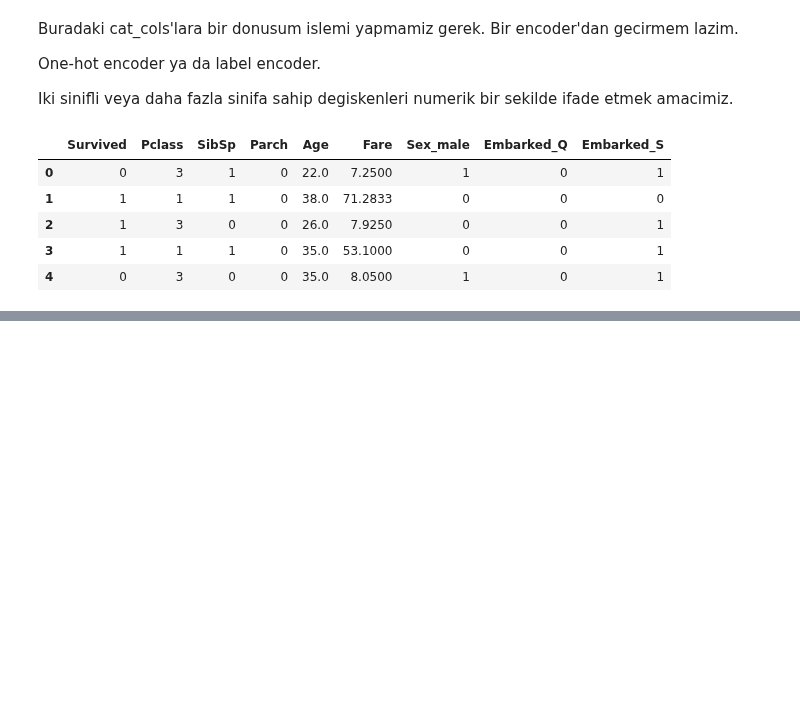
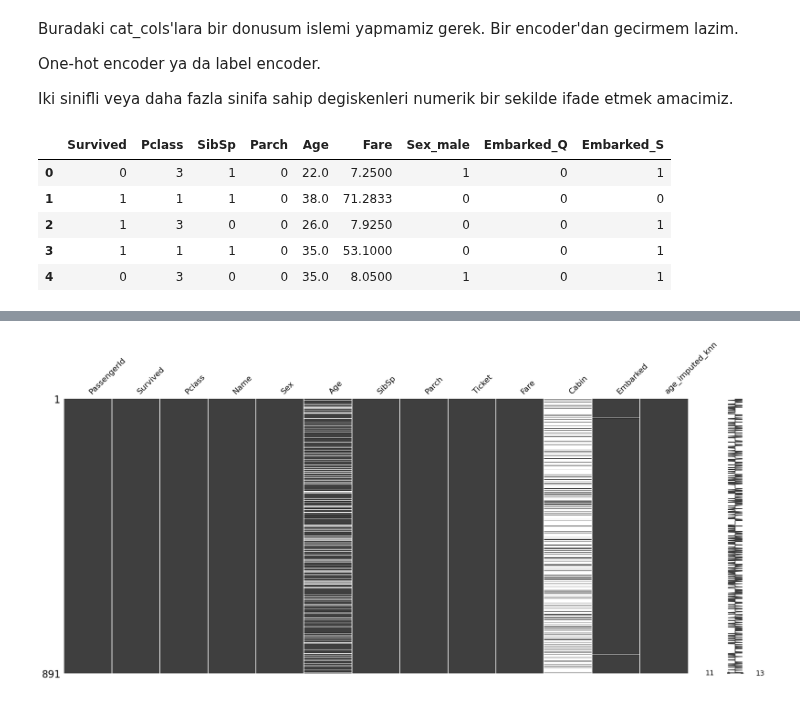
Before and after one commit to BioDiverseBits/Feature_Engineering, a Jupyter notebook: 2_Missing_Values/MissingValues.ipynb, the cells around one changed output, grey strips where cells are left out. Cells and saved outputs as stored; diff of their text form; code cells hidden in the pictures; blank space fills up the shorter version.

```diff
--- a/2_Missing_Values/MissingValues.ipynb
+++ b/2_Missing_Values/MissingValues.ipynb
@@ -587,0 +696,5 @@ dff.head()
+# %%
+msno.matrix(df)
+plt.show()
+# %% [output]
+[figure, added]
```
Also changed, not shown: parts of 23 cells of this notebook.
